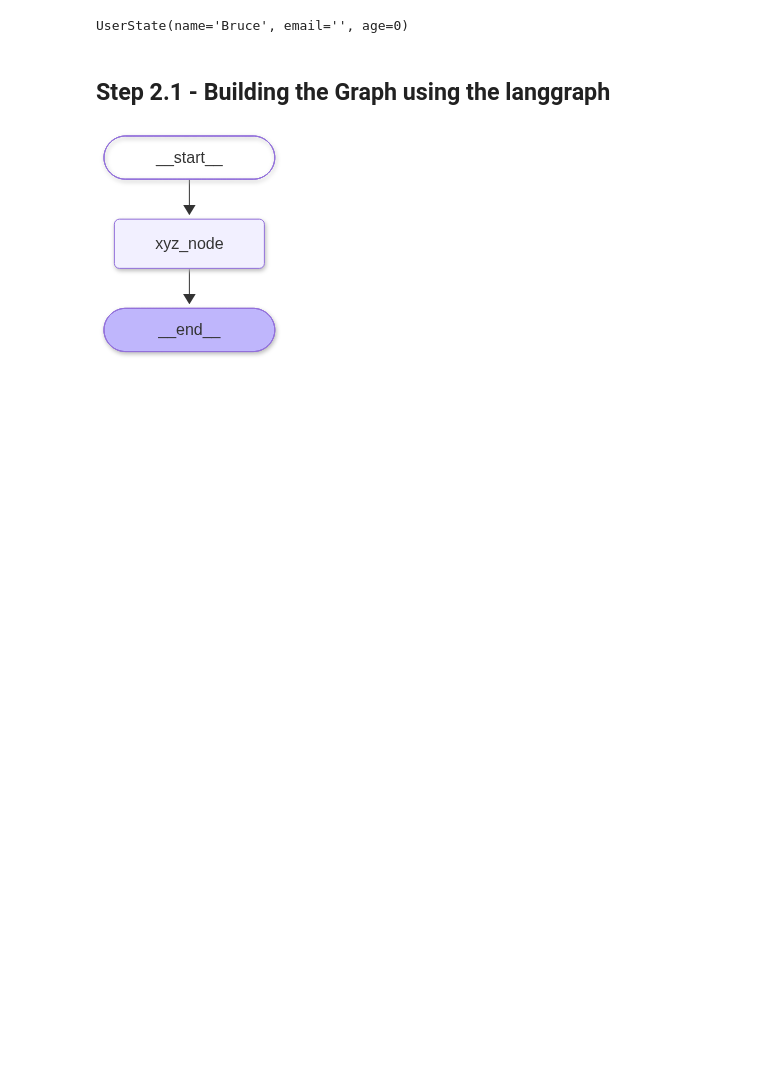
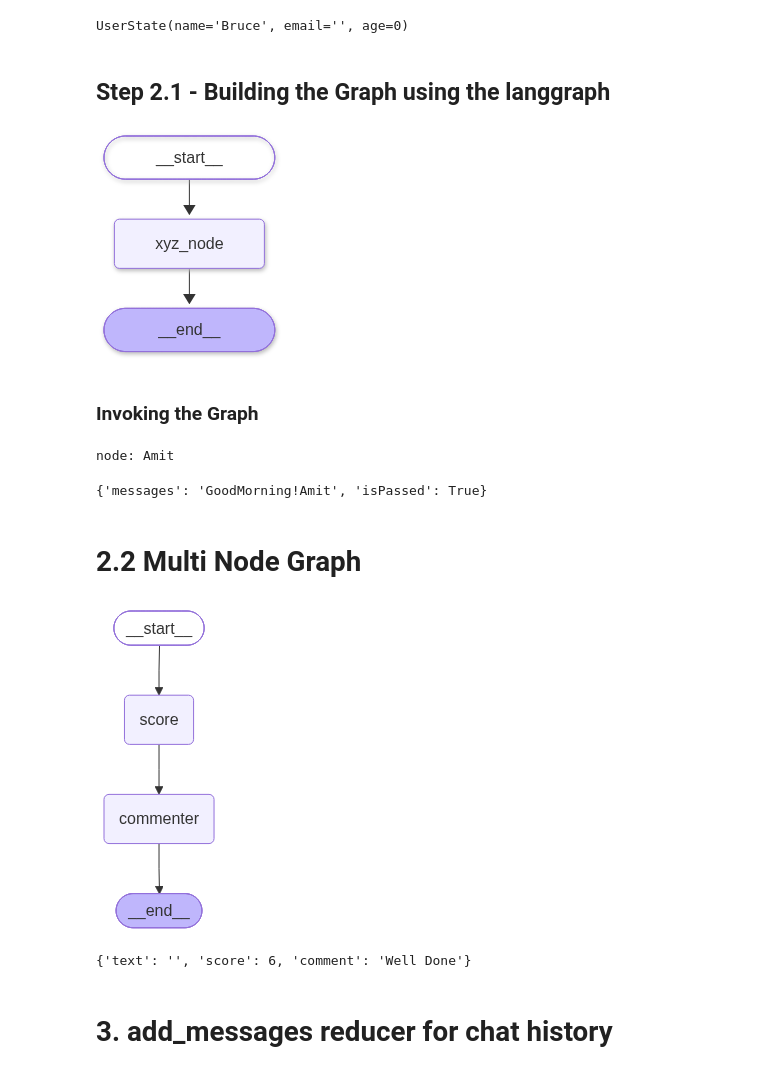
Before and after one commit to Bluefalcon04v/learning-agentic-ai, a Jupyter notebook: src/LangGraph/01_langgraph_concept.ipynb, the cells around one changed output. Drawn from its saved outputs; the diff is of its cells as text; code cells hidden in the pictures; blank space fills up the shorter version.

Commit message:
langgraph concepts ("reducers")

```diff
--- a/src/LangGraph/01_langgraph_concept.ipynb
+++ b/src/LangGraph/01_langgraph_concept.ipynb
@@ -55,3 +70,50 @@ final_graph = graph.compile()
 final_graph
 # %% [output]
 [figure]
+# %% [markdown]
+### Invoking the Graph
+# %%
+res = final_graph.invoke({"messages": "Amit"})
+# %% [output]
+node: Amit
+# %%
+res
+# %% [output]
+{'messages': 'GoodMorning!Amit', 'isPassed': True}
+# %% [markdown]
+# 2.2 Multi Node Graph
+# %%
+from random import randint # to get random numbers
+from langgraph.graph import StateGraph, START, END
+from pydantic import BaseModel
+
+class ReviewState(BaseModel):
+    text: str = ""
+    score: int = 0
+    comment : str = ""
+
+def score(state: ReviewState) -> ReviewState:
+    state.score = randint(1,10)
+    return state
+
+def commenter(state: ReviewState) -> ReviewState:
+    if state.score < 5:
+        state.comment = "Need Improvement"
+    else:
+        state.comment = "Well Done"
+
+    return state
+
+graph = StateGraph(ReviewState)
+graph.add_node("score", score)
+graph.add_node("commenter", commenter)
+
+graph.add_edge(START, "score")
+graph.add_edge("score", "commenter")
+graph.add_edge("commenter", END)
+
+final_graph = graph.compile()
+# %%
+final_graph
+# %% [output]
+[figure, added]
@@ -57,0 +122,6 @@ final_graph
+# %%
+res
+# %% [output]
+{'text': '', 'score': 6, 'comment': 'Well Done'}
+# %% [markdown]
+# 3. add_messages reducer for chat history
```
Also changed, not shown: parts of 9 cells of this notebook, 4 other files.
